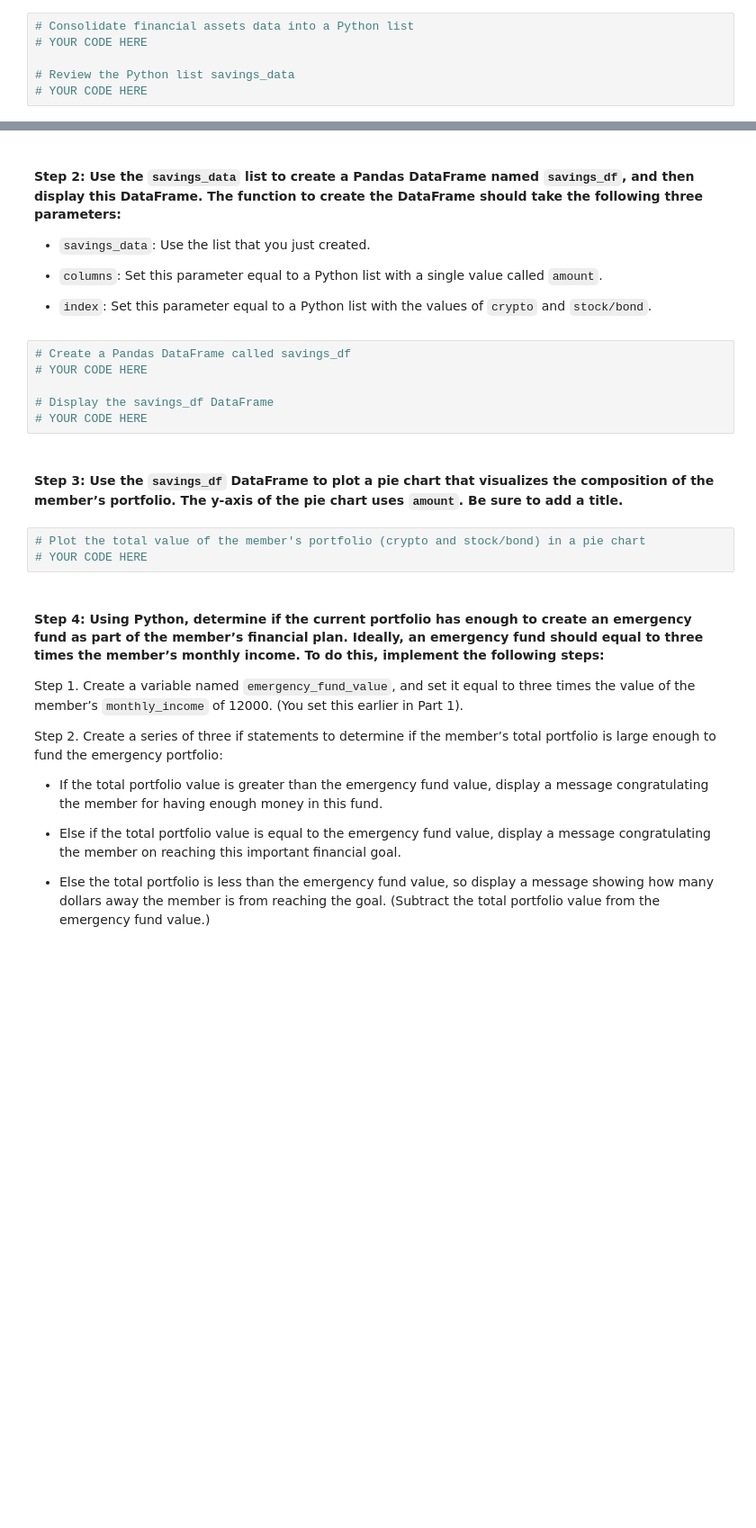
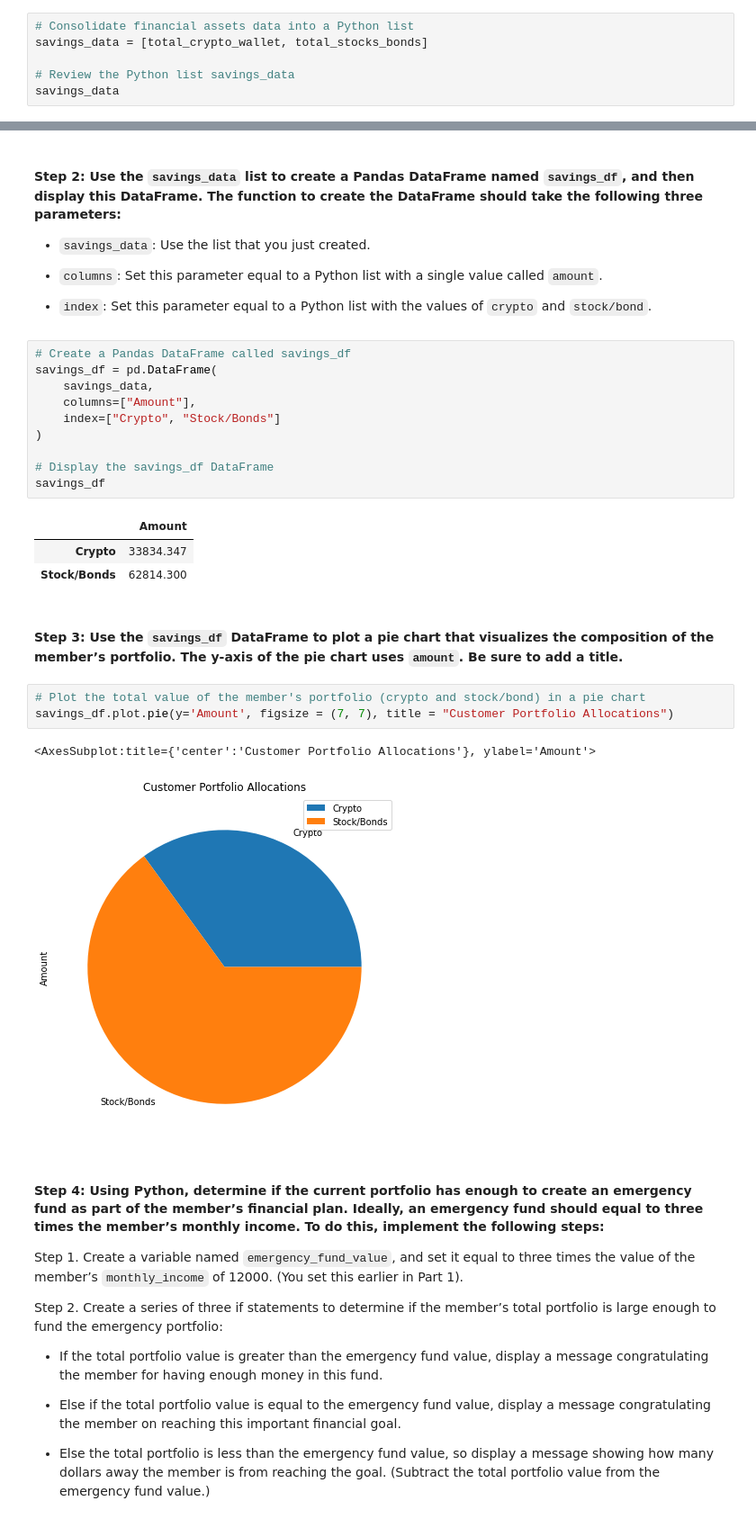
Before and after one commit to rrmangum/Financial_Planner, a Jupyter notebook: financial_planning_tools.ipynb, the cells around one changed output, grey strips where cells are left out. Shown at 90% size. Drawn from its saved outputs; the diff is of its cells as text; blank space fills up the shorter version.

Commit message:
Completed the customer savings application

```diff
--- a/financial_planning_tools.ipynb
+++ b/financial_planning_tools.ipynb
@@ -328,7 +328,7 @@ In this section, you’ll use the valuations for the cryptocurrency wallet and f
 #### Step 1: Create a Python list named `savings_data` that has two elements. The first element contains the total value of the cryptocurrency wallet. The second element contains the total value of the stock and bond portions of the portfolio.
 # %%
 # Consolidate financial assets data into a Python list
-# YOUR CODE HERE
+savings_data = [total_crypto_wallet, total_stocks_bonds]
 
 # Review the Python list savings_data
-# YOUR CODE HERE
+savings_data
@@ -342,15 +344,26 @@ In this section, you’ll use the valuations for the cryptocurrency wallet and f
 - `index`: Set this parameter equal to a Python list with the values of `crypto` and `stock/bond`.
 # %%
 # Create a Pandas DataFrame called savings_df
-# YOUR CODE HERE
+savings_df = pd.DataFrame(
+    savings_data,
+    columns=["Amount"],
+    index=["Crypto", "Stock/Bonds"]
+)
 
 # Display the savings_df DataFrame
-# YOUR CODE HERE
+savings_df
+# %% [output]
+|  | Amount |
+| Crypto | 33834.347 |
+| Stock/Bonds | 62814.300 |
 # %% [markdown]
 #### Step 3: Use the `savings_df` DataFrame to plot a pie chart that visualizes the composition of the member’s portfolio. The y-axis of the pie chart uses `amount`. Be sure to add a title.
 # %%
 # Plot the total value of the member's portfolio (crypto and stock/bond) in a pie chart
-# YOUR CODE HERE
+savings_df.plot.pie(y='Amount', figsize = (7, 7), title = "Customer Portfolio Allocations")
+# %% [output]
+<AxesSubplot:title={'center':'Customer Portfolio Allocations'}, ylabel='Amount'>
+[figure, added]
 # %% [markdown]
 #### Step 4: Using Python, determine if the current portfolio has enough to create an emergency fund as part of the member’s financial plan. Ideally, an emergency fund should equal to three times the member’s monthly income. To do this, implement the following steps:
 
```
Also changed, not shown: parts of 13 cells of this notebook.
